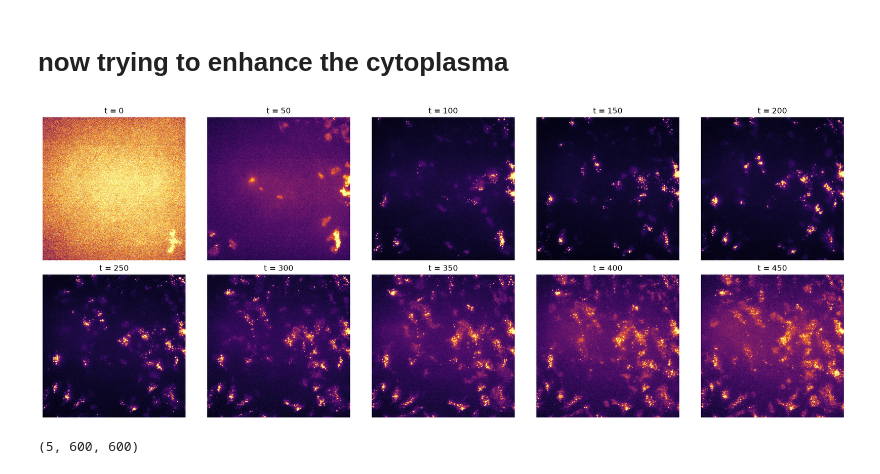
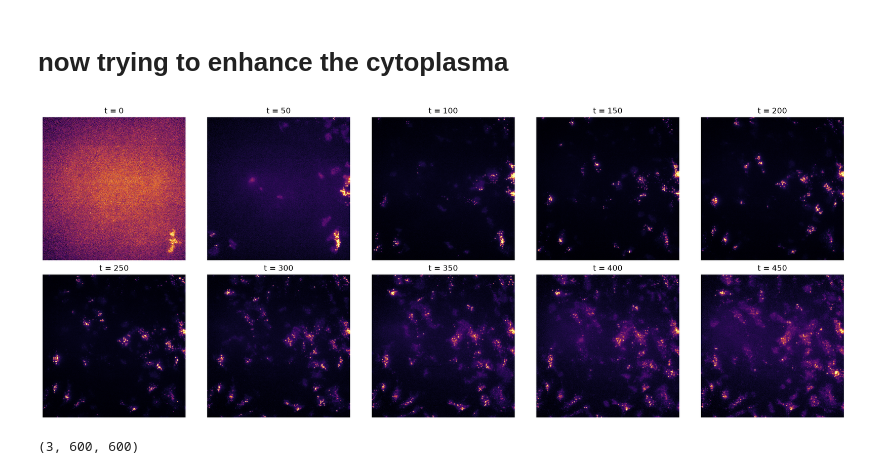
Before and after one commit to huyenanh-nguyen/MT_IRAK4, a Jupyter notebook: IRAK4_Pytorch.ipynb, the cells around one changed output. Saved outputs shown, nothing was run; the diff lists cells and outputs as text; code cells hidden in the pictures.

```diff
--- a/IRAK4_Pytorch.ipynb
+++ b/IRAK4_Pytorch.ipynb
@@ -352,0 +577,30 @@ bf = np.clip(nd2_array[:,2].astype(np.float32) - dark_60, 0, None)
+# %%
+final_segmentation, mask, markers = segment(
+    rfp[300],
+    cell_diameter=10
+)
+fig, ax = plt.subplots(
+    1,
+    4,
+    figsize=(20, 5)
+)
+
+ax[0].imshow(rfp[300], cmap="gray", vmax = 100)
+ax[0].set_title("Original RFP")
+
+ax[1].imshow(mask, cmap="gray")
+ax[1].set_title("Foreground mask")
+
+ax[2].imshow(markers, cmap="gray", vmax = 100)
+ax[2].set_title("Markers")
+
+ax[3].imshow(
+    final_segmentation,
+    cmap="nipy_spectral"
+)
+ax[3].set_title("Final segmentation")
+
+for a in ax:
+    a.axis("off")
+
+plt.show()
@@ -444,24 +701,24 @@ display(ui, out)
 # %%
 frames = [0, 50, 100, 150, 200, 250, 300, 350, 400, 450]
 
 fig, axes = plt.subplots(2, 5, figsize=(18, 7))
 
 for ax, t in zip(axes.flat, frames):
 
     ax.imshow(
-        merged_ind_norm[t],
+        merged_norm_tog[t],
         cmap="inferno",
         vmin=0,
         vmax=1
     )
 
     ax.set_title(f"t = {t}")
     ax.axis("off")
 
 plt.tight_layout()
 plt.show()
 # %% [output]
-[figure, old version]
+[figure, new version]
 # %%
 def instance_to_targets(instance_mask, sigma=5):
 
@@ -516,14 +773,14 @@ def get_temporal_window(movie, t, radius=2):
     return np.stack(frames, axis=0)
 # %%
 x = get_temporal_window(
-    merged_ind_norm,
+    merged_norm_tog,
     t=100,
-    radius=2
+    radius=1
 )
 
 print(x.shape)
 # %% [output]
-(5, 600, 600)
+(3, 600, 600)
 # %%
 import torch
 from torch.utils.data import Dataset
```
Also changed, not shown: parts of 11 cells of this notebook.
